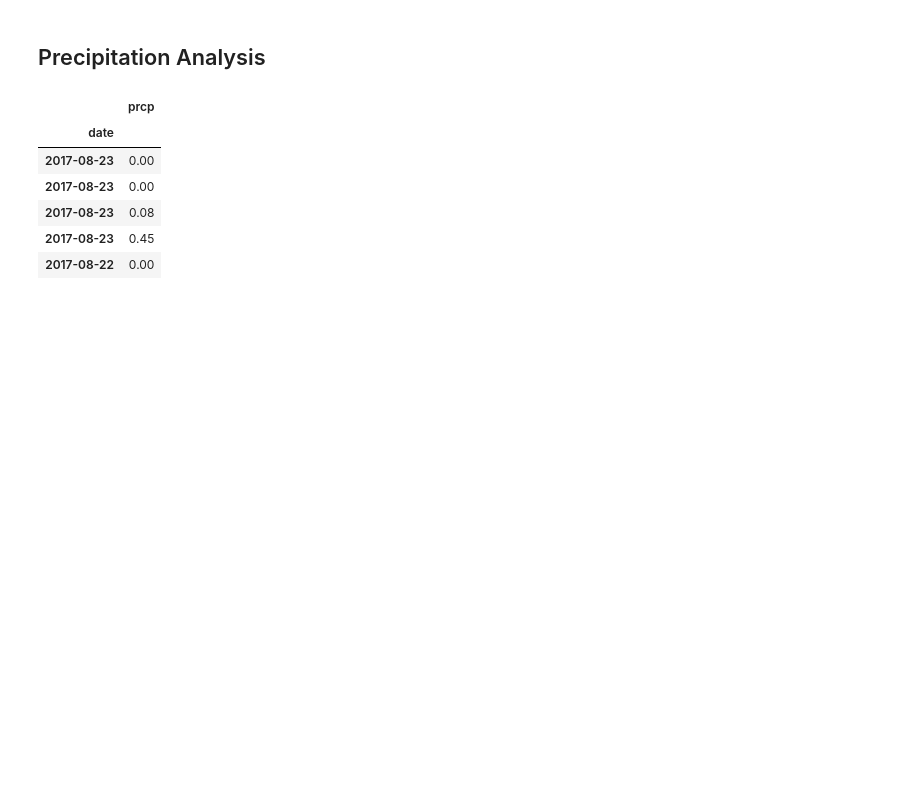
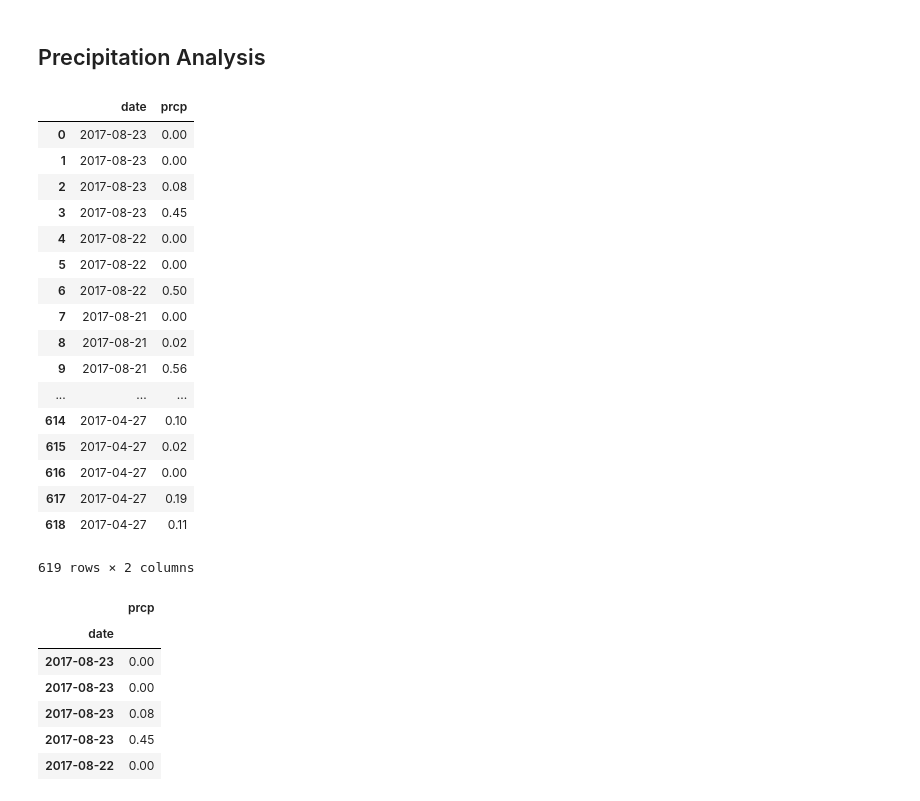
Before and after one commit to JKora/Surfs_Up, a Jupyter notebook: Climate_Analysis.ipynb, the cells around one changed output. Drawn from its saved outputs; the diff is of its cells as text; code cells hidden in the pictures; blank space fills up the shorter version.

```diff
--- a/Climate_Analysis.ipynb
+++ b/Climate_Analysis.ipynb
@@ -83,7 +93,27 @@ prcp_data = session.query(Measurement.date, Measurement.prcp).filter(Measurement
 # %%
 # send queried data into Pandas Data Frame
 import pandas as pd
 prcp_data_df = pd.DataFrame(prcp_data)
+prcp_data_df
+# %% [output]
+|  | date | prcp |
+| 0 | 2017-08-23 | 0.00 |
+| 1 | 2017-08-23 | 0.00 |
+| 2 | 2017-08-23 | 0.08 |
+| 3 | 2017-08-23 | 0.45 |
+| 4 | 2017-08-22 | 0.00 |
+| 5 | 2017-08-22 | 0.00 |
+| 6 | 2017-08-22 | 0.50 |
+| 7 | 2017-08-21 | 0.00 |
+| 8 | 2017-08-21 | 0.02 |
+| 9 | 2017-08-21 | 0.56 |
+| ... | ... | ... |
+| 614 | 2017-04-27 | 0.10 |
+| 615 | 2017-04-27 | 0.02 |
+| 616 | 2017-04-27 | 0.00 |
+| 617 | 2017-04-27 | 0.19 |
+| 618 | 2017-04-27 | 0.11 |
+619 rows × 2 columns
 # %%
 # set 'date' as index for the data frame.
 prcp_data_df = prcp_data_df.set_index('date')
```
Also changed, not shown: parts of 15 cells of this notebook, 2 other files.
